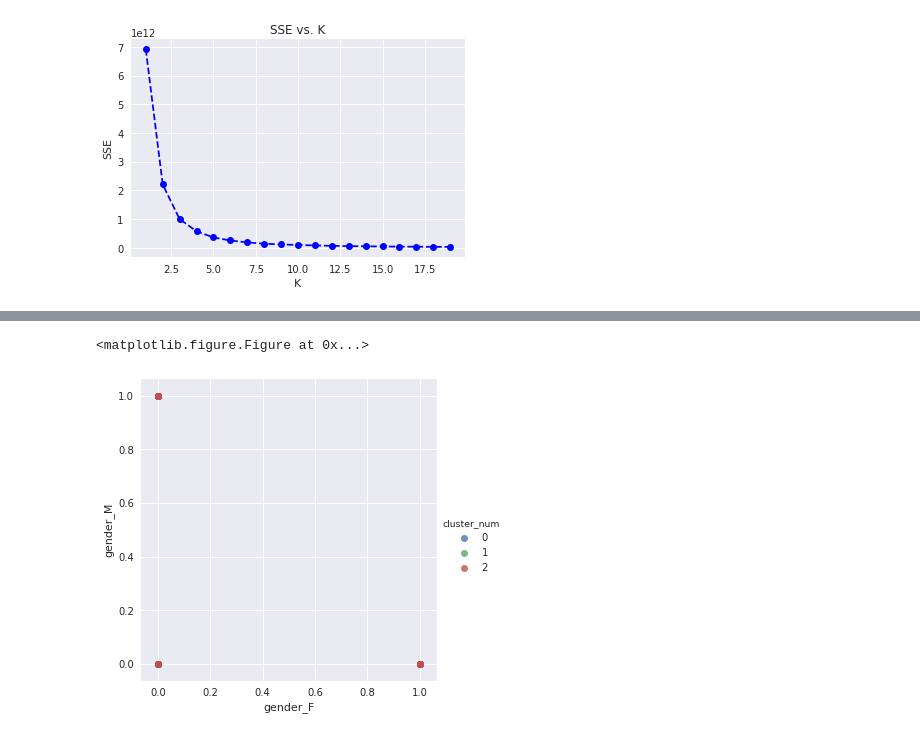
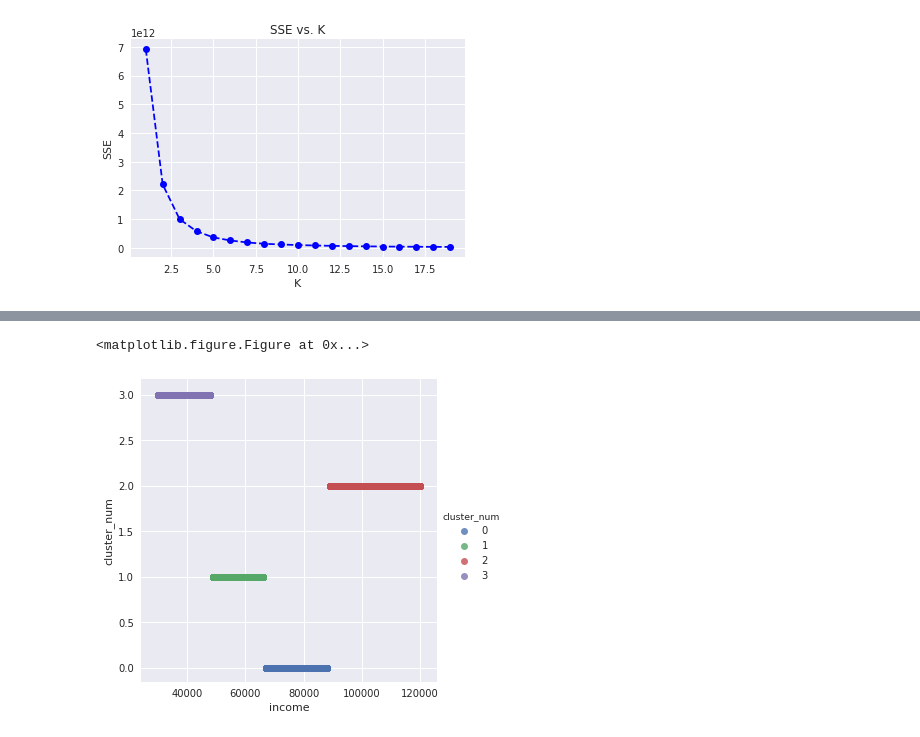
Before and after one commit to lakshmi-ramesh2/Startbucks_Capstone, a Jupyter notebook: Starbucks_Capstone_notebook.ipynb, the cells around one changed output, grey strips where cells are left out. Cells and saved outputs as stored; diff of their text form; code cells hidden in the pictures.

Commit message:
Enhanced kmeans dataset

```diff
--- a/Starbucks_Capstone_notebook.ipynb
+++ b/Starbucks_Capstone_notebook.ipynb
@@ -712,8 +696,6 @@ cluster_df[cluster_df['avg_amount'].isnull()]['total_trans'].sum()
 As suspected, these users have no transaction amounts since they have not made any purchases. We will set these Nan values to 0 as well.
 # %%
 cluster_df['avg_amount'] = cluster_df['avg_amount'].fillna(0)
-cluster_df['min_amount'] = cluster_df['min_amount'].fillna(0)
-cluster_df['max_amount'] = cluster_df['max_amount'].fillna(0)
 # %%
 cluster_df.head()
 # %% [output]
@@ -760,6 +744,8 @@ cluster_df.head()
 # %%
-cluster_df = pd.get_dummies(cluster_df, columns=['gender'])
+# One hot encode the gender field
+cluster_df_final = pd.get_dummies(cluster_df, columns=['gender'])
 # %%
-cluster_df = cluster_df.drop('id', axis=1)
-cluster_df.head()
+# Drop the id column
+cluster_df_final = cluster_df_final.drop('id', axis=1)
+cluster_df_final.head()
 # %% [output]
@@ -902,0 +785,5 @@ cluster_df.groupby(['cluster_num'])['gender_F','gender_M','gender_O'].sum().rese
+# %%
+# Run kmeans with 4 clusters, fit and predict
+kmeans = KMeans(4)
+model = kmeans.fit(cluster_df_final)
+predictions = model.predict(cluster_df_final)
@@ -903,7 +819,7 @@ cluster_df.groupby(['cluster_num'])['gender_F','gender_M','gender_O'].sum().rese
 # %%
-plt.figure(figsize = (20,10))
-sns.lmplot(x='gender_F', y='gender_M', hue='cluster_num'
-           , data=cluster_df, fit_reg=False);
+# Visualize income by clusters
+plt.figure(figsize = (20,10));
+sns.lmplot(x='income', y='cluster_num', hue='cluster_num', data=cluster_df, fit_reg=False);
 # %% [output]
 <matplotlib.figure.Figure at 0x...>
-[figure, old version]
+[figure, new version]
```
Also changed, not shown: parts of 70 cells of this notebook, 1 other file.
